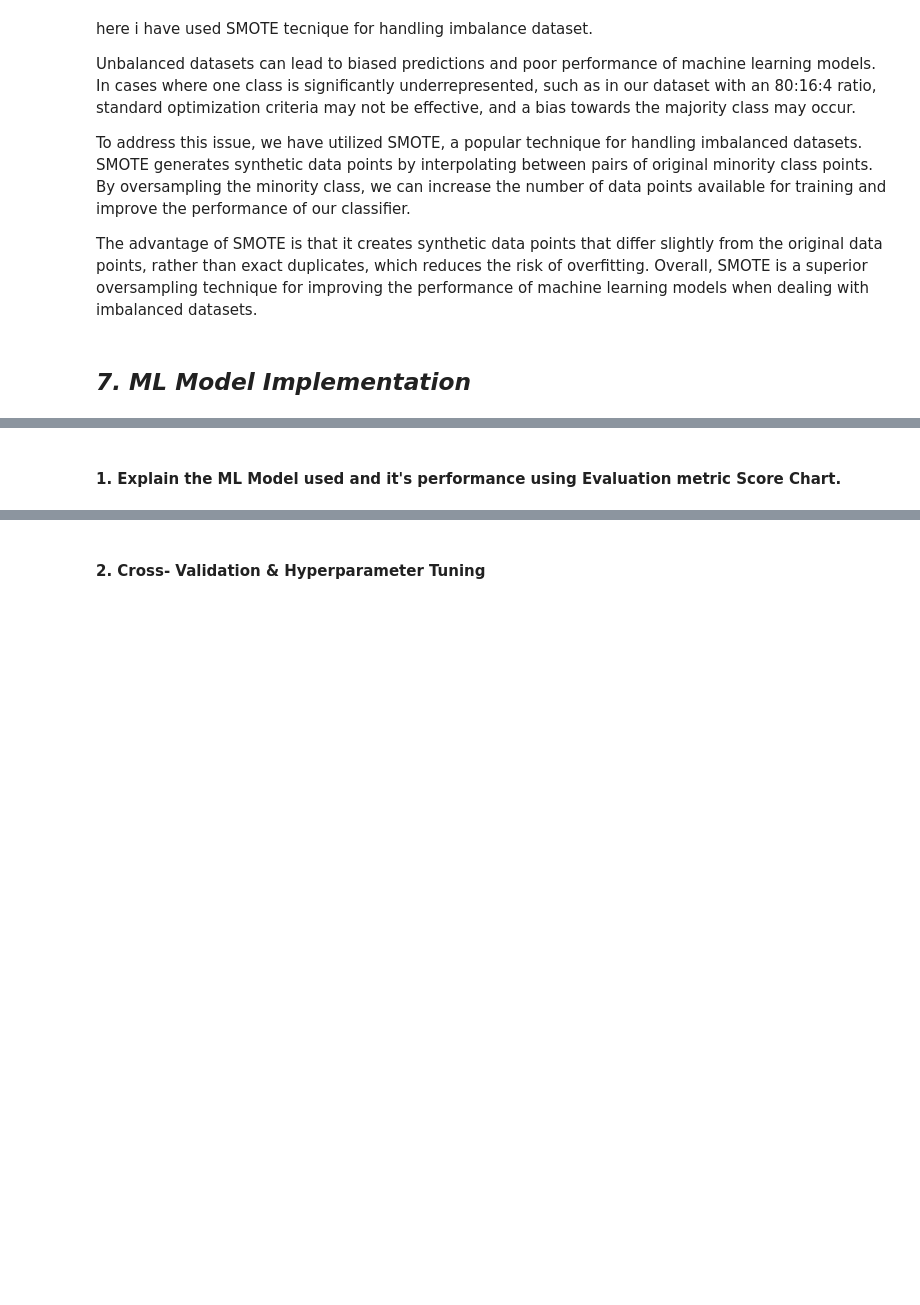
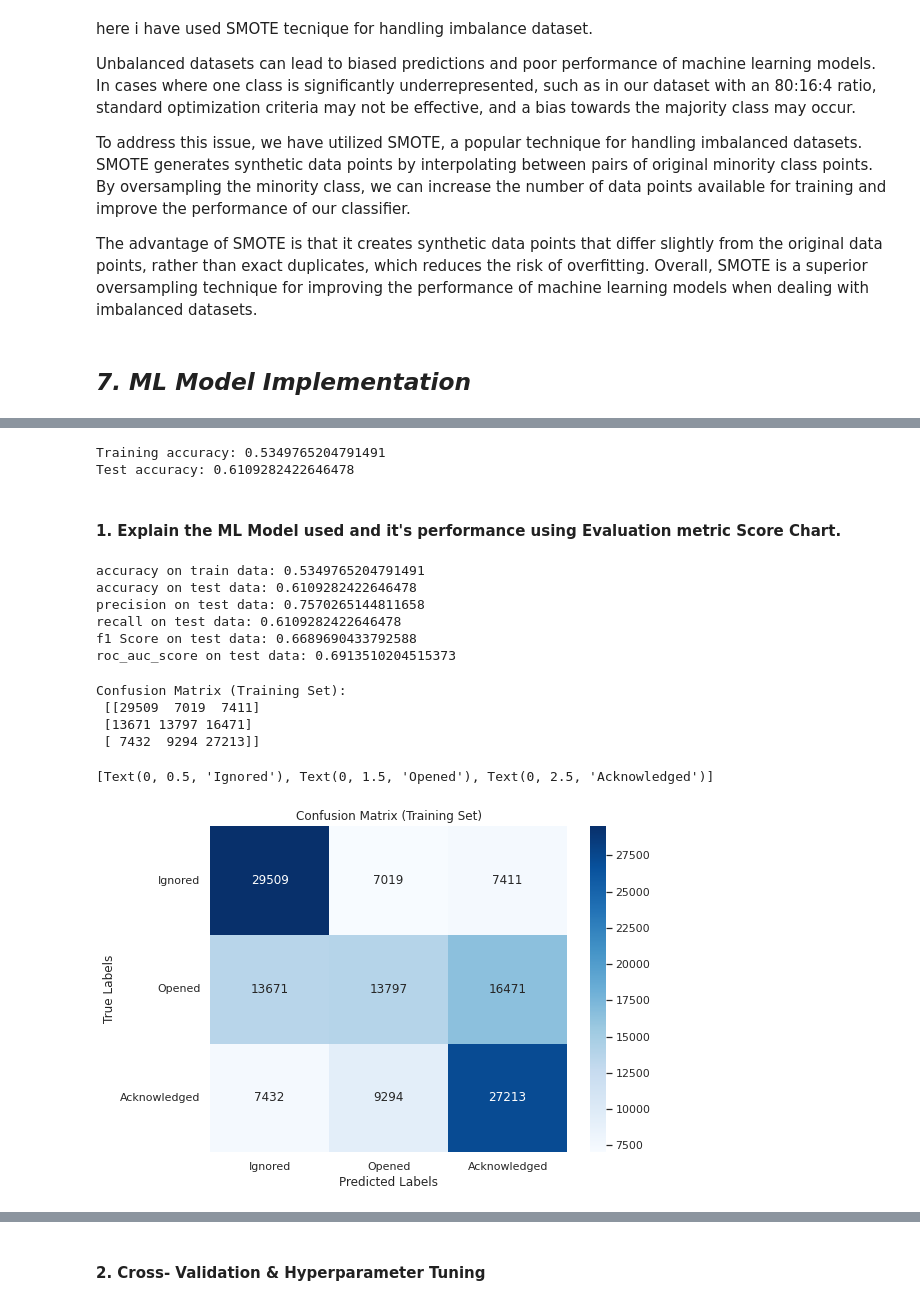
Before and after one commit to shyamsgadekar/Email_Campaign_Effectiveness_Prediction_shyam_gadekar, a Jupyter notebook: Email_Campaign_Effectiveness_Prediction_shyam_gadekar.ipynb, the cells around one changed output, grey strips where cells are left out. Drawn from its saved outputs; the diff is of its cells as text; code cells hidden in the pictures; blank space fills up the shorter version.

```diff
--- a/Email_Campaign_Effectiveness_Prediction_shyam_gadekar.ipynb
+++ b/Email_Campaign_Effectiveness_Prediction_shyam_gadekar.ipynb
@@ -2018,12 +2036,12 @@ In the current scenario, the dependent variable column of the dataset has a data
 #Imbalance dataset handling using SMOTE
 sm = SMOTE(random_state=42)
 
-X_train, y_train = sm.fit_resample(X_train, y_train)
+x_train, y_train = sm.fit_resample(x_train, y_train)
 
 # describes info about train and test set
-print("Number transactions X_train dataset: ", X_train.shape)
+print("Number transactions X_train dataset: ", x_train.shape)
 print("Number transactions y_train dataset: ", y_train.shape)
-print("Number transactions X_test dataset: ", X_test.shape)
+print("Number transactions X_test dataset: ", x_test.shape)
 print("Number transactions y_test dataset: ", y_test.shape)
 # %% [output]
 Number transactions X_train dataset:  (131817, 16)
@@ -2076,0 +2095,9 @@ The advantage of SMOTE is that it creates synthetic data points that differ slig
+# %%
+# ML Model - 1 Implementation
+#Defining logistic regression model
+logistic_regression = LogisticRegression(fit_intercept=True,
+                                          class_weight='balanced',
+                                          multi_class='multinomial')
+
+#Fitting the model to the training data
+logistic_regression.fit(x_train, y_train)
@@ -2077,2 +2133,21 @@ The advantage of SMOTE is that it creates synthetic data points that differ slig
+# %%
+#Generate predicted probabilities for the training and test sets
+train_probs = logistic_regression.predict_proba(x_train)
+test_probs = logistic_regression.predict_proba(x_test)
+
+#Use the predicted probabilities to make class predictions
+y_preds_train = logistic_regression.predict(x_train)
+y_preds_test = logistic_regression.predict(x_test)
+# %%
+##Calculating accuracy scores for the training and test sets
+train_accuracy = accuracy_score(y_preds_train,y_train)
+test_accuracy = accuracy_score(y_preds_test,y_test)
+
+# Print the accuracy scores
+print("Training accuracy:",train_accuracy)
+print("Test accuracy:",test_accuracy)
+# %% [output]
+Training accuracy: 0.5349765204791491
+Test accuracy: 0.6109282422646478
 # %% [markdown]
 #### 1. Explain the ML Model used and it's performance using Evaluation metric Score Chart.
@@ -2080,0 +2159,40 @@ The advantage of SMOTE is that it creates synthetic data points that differ slig
+# %%
+print('accuracy on train data:',accuracy_score(actual_train,predicted_train))
+print('accuracy on test data:',accuracy_score(actual_test,predicted_test))
+print('precision on test data:',precision_score(actual_test,predicted_test,average='weighted'))
+print('recall on test data:',recall_score(actual_test,predicted_test,average='weighted'))
+print('f1 Score on test data:',f1_score(actual_test,predicted_test,average='weighted'))
+print('roc_auc_score on test data:',roc_auc_score(actual_test, test_probs,multi_class='ovr',average='weighted'))
+# %% [output]
+accuracy on train data: 0.5349765204791491
+accuracy on test data: 0.6109282422646478
+precision on test data: 0.7570265144811658
+recall on test data: 0.6109282422646478
+f1 Score on test data: 0.6689690433792588
+roc_auc_score on test data: 0.6913510204515373
+# %%
+#labels for the confusion matrix
+labels = ['Ignored', 'Opened', 'Acknowledged']
+
+#Computing the confusion matrix for the training set
+cm_train = confusion_matrix(y_train, y_preds_train)
+
+#Printing the confusion matrix
+print("Confusion Matrix (Training Set):\n", cm_train)
+
+#Visualizing
+fig, ax = plt.subplots(figsize=(8, 6))
+sns.heatmap(cm_train, annot=True, fmt='g', cmap='Blues', ax=ax)
+
+ax.set_xlabel('Predicted Labels')
+ax.set_ylabel('True Labels')
+ax.set_title('Confusion Matrix (Training Set)')
+ax.xaxis.set_ticklabels(labels)
+ax.yaxis.set_ticklabels(labels, rotation=0)
+# %% [output]
+Confusion Matrix (Training Set):
+ [[29509  7019  7411]
+ [13671 13797 16471]
+ [ 7432  9294 27213]]
+[Text(0, 0.5, 'Ignored'), Text(0, 1.5, 'Opened'), Text(0, 2.5, 'Acknowledged')]
+[figure, added]
```
Also changed, not shown: parts of 58 cells of this notebook.
